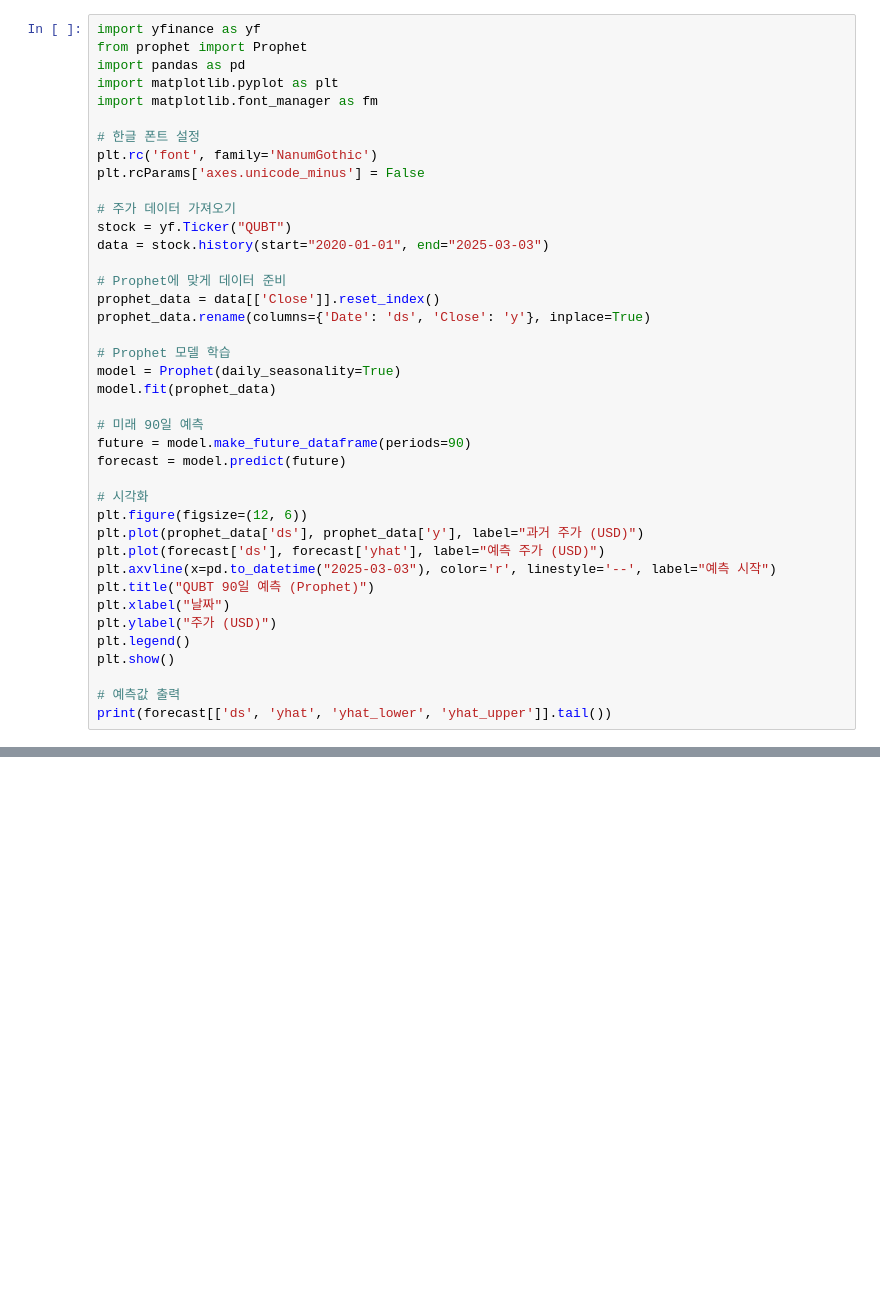
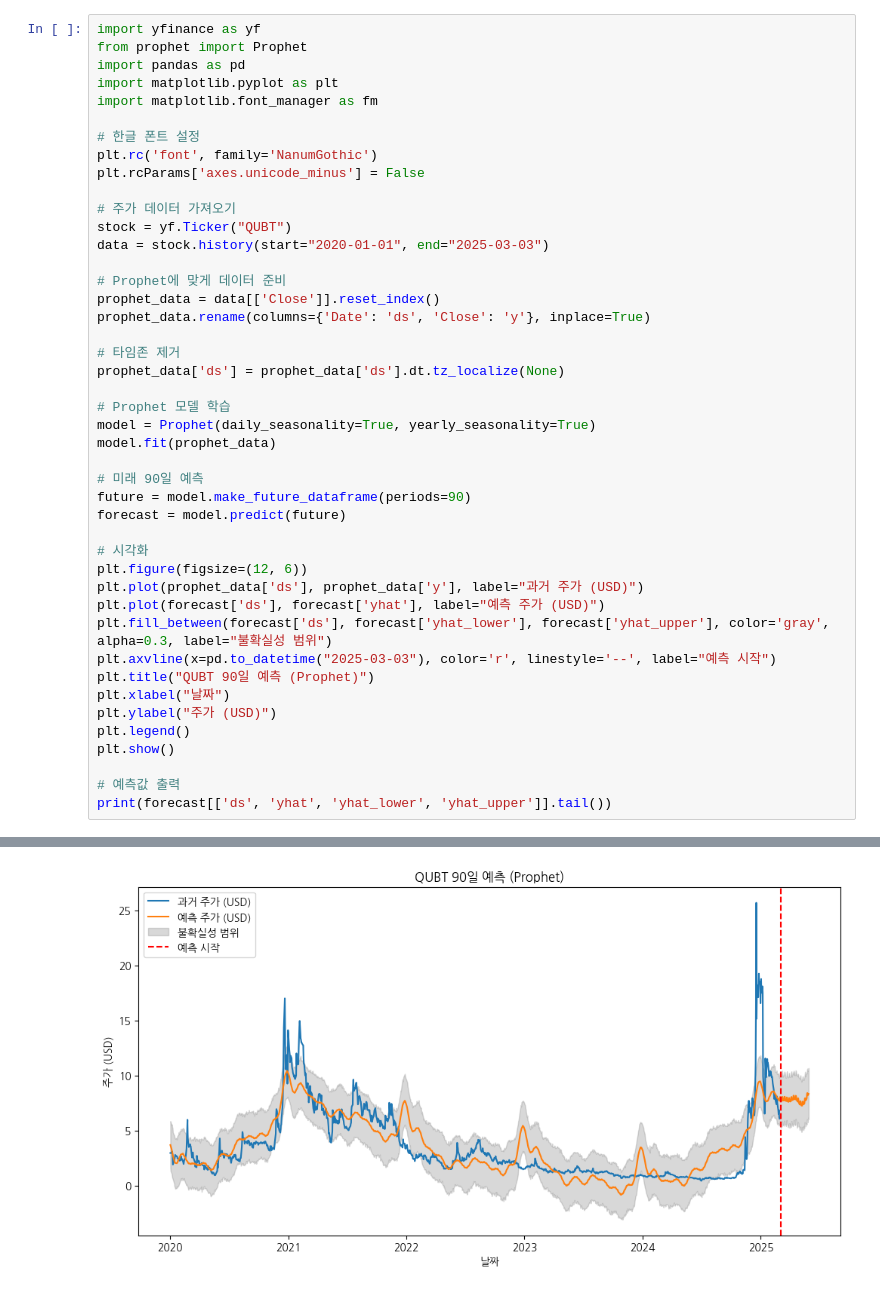
Before and after one commit to jihun-shim/My_Project, a Jupyter notebook: Pesonal_project/other_project/QUBT/04.QUBT_Prophet.ipynb, the cells around one changed output, grey strips where cells are left out. Saved outputs shown, nothing was run; the diff lists cells and outputs as text; blank space fills up the shorter version.

```diff
--- a/Pesonal_project/other_project/QUBT/04.QUBT_Prophet.ipynb
+++ b/Pesonal_project/other_project/QUBT/04.QUBT_Prophet.ipynb
@@ -17,8 +22,11 @@ data = stock.history(start="2020-01-01", end="2025-03-03")
 prophet_data = data[['Close']].reset_index()
 prophet_data.rename(columns={'Date': 'ds', 'Close': 'y'}, inplace=True)
 
+# 타임존 제거
+prophet_data['ds'] = prophet_data['ds'].dt.tz_localize(None)
+
 # Prophet 모델 학습
-model = Prophet(daily_seasonality=True)
+model = Prophet(daily_seasonality=True, yearly_seasonality=True)
 model.fit(prophet_data)
 
 # 미래 90일 예측
@@ -29,6 +37,7 @@ forecast = model.predict(future)
 plt.figure(figsize=(12, 6))
 plt.plot(prophet_data['ds'], prophet_data['y'], label="과거 주가 (USD)")
 plt.plot(forecast['ds'], forecast['yhat'], label="예측 주가 (USD)")
+plt.fill_between(forecast['ds'], forecast['yhat_lower'], forecast['yhat_upper'], color='gray', alpha=0.3, label="불확실성 범위")
 plt.axvline(x=pd.to_datetime("2025-03-03"), color='r', linestyle='--', label="예측 시작")
 plt.title("QUBT 90일 예측 (Prophet)")
 plt.xlabel("날짜")
@@ -42,0 +53 @@ ModuleNotFoundError: No module named 'prophet'
+[figure, added]
```
Also changed, not shown: parts of 3 cells of this notebook, 3 other files.
